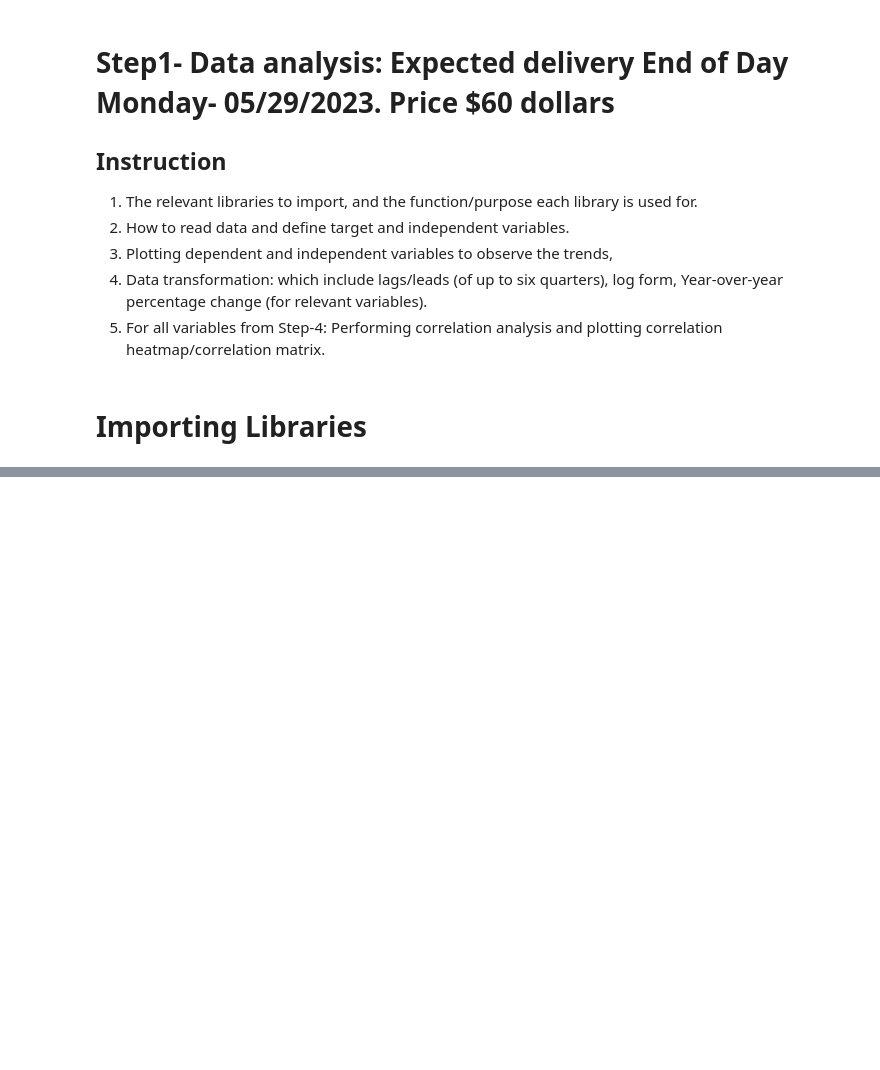
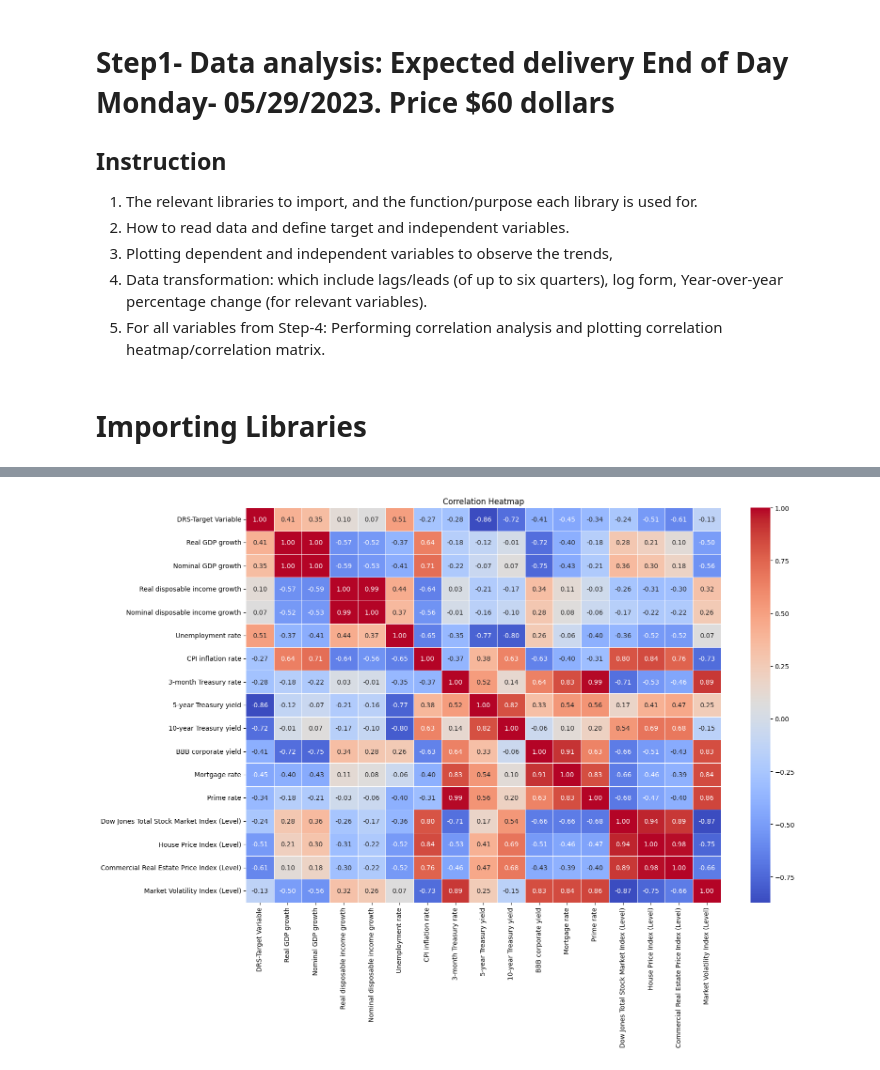
Before and after one commit to iffishells/Fractional-logistic-Model, a Jupyter notebook: milestone1.ipynb, the cells around one changed output, grey strips where cells are left out. Cells and saved outputs as stored; diff of their text form; code cells hidden in the pictures; blank space fills up the shorter version.

```diff
--- a/milestone1.ipynb
+++ b/milestone1.ipynb
@@ -36,0 +19,3 @@ Shape of General Dataframe :  (73, 20)
+# %%
+df_training = pd.read_excel('Datasets/Modeling Data-V02.xlsx',sheet_name='Training-Data')
+df_testing =  pd.read_excel('Datasets/Modeling Data-V02.xlsx',sheet_name='Testing-Data')
@@ -210,0 +211,17 @@ fig.show()
+# %%
+
+# Step 2: Exclude text-type columns from correlation analysis
+numeric_columns = df_testing.select_dtypes(include=['float64', 'int64']).columns
+numeric_df = df_testing[numeric_columns]
+
+# Step 3: Calculate the correlation matrix
+correlation_matrix = numeric_df.corr()
+
+# Step 4: Plot the correlation heatmap using seaborn
+plt.figure(figsize=(16, 12))
+sns.heatmap(correlation_matrix, annot=True, cmap='coolwarm', fmt=".2f", linewidths=0.5)
+plt.title('Correlation Heatmap')
+plt.tight_layout()
+plt.show()
+# %% [output]
+[figure, added]
```
Also changed, not shown: parts of 18 cells of this notebook, 11 other files.
